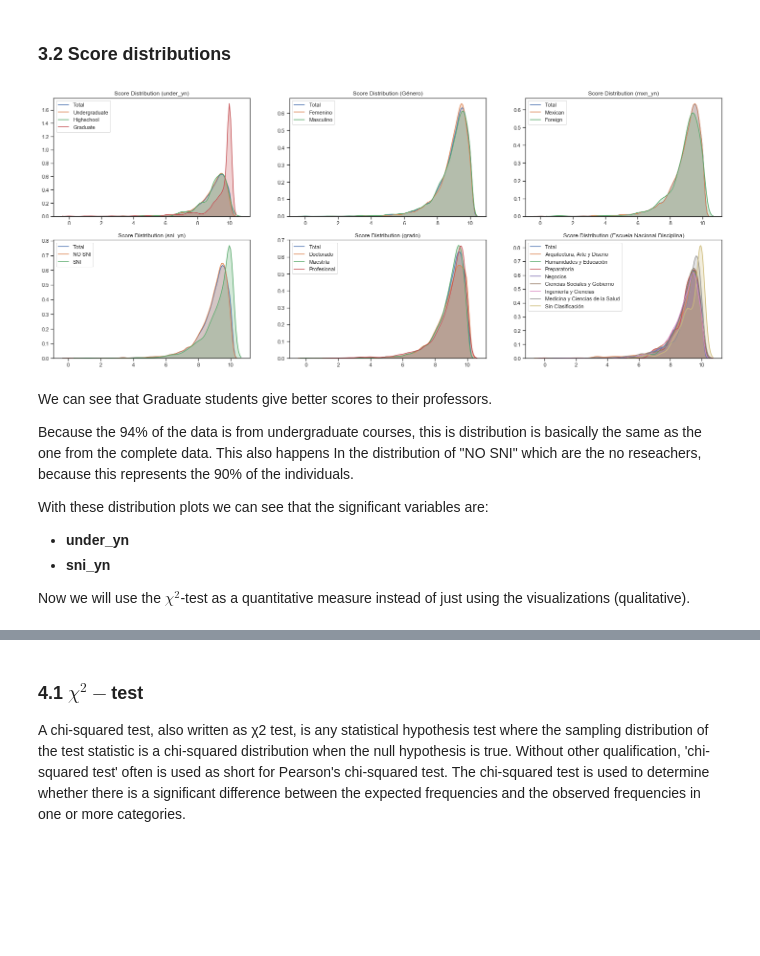
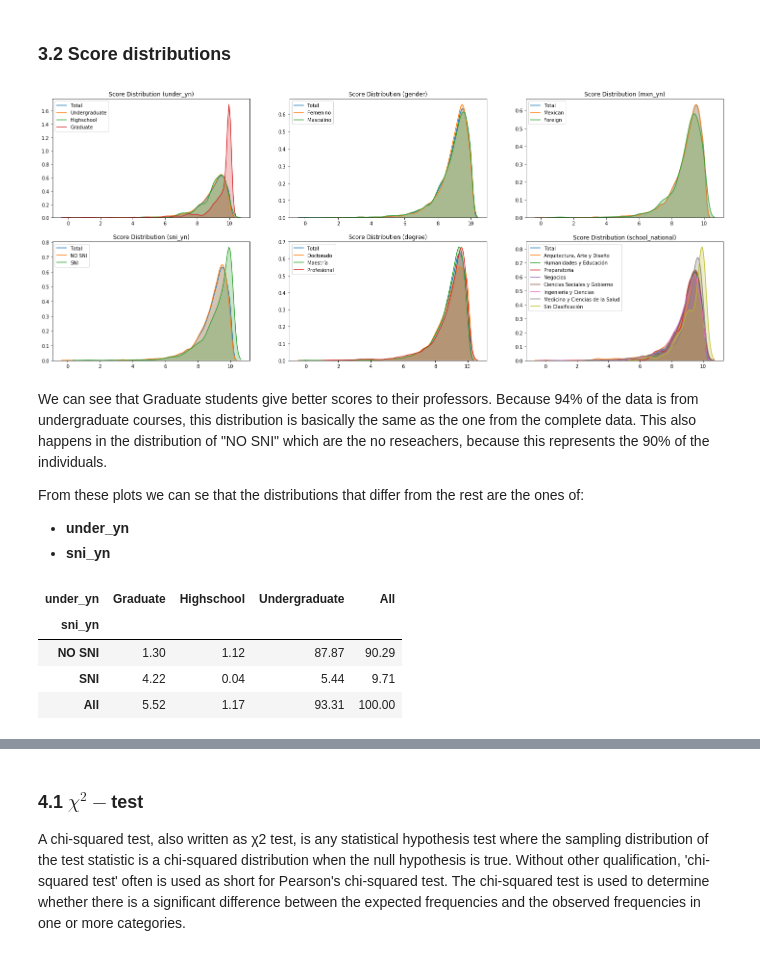
Before and after one commit to luissedas/da-project, a Jupyter notebook: Data Analytics - Final Project.ipynb, the cells around one changed output, grey strips where cells are left out. Drawn from its saved outputs; the diff is of its cells as text; code cells hidden in the pictures; blank space fills up the shorter version.

```diff
--- a/Data Analytics - Final Project.ipynb
+++ b/Data Analytics - Final Project.ipynb
@@ -70,22 +72,26 @@ plt.show()
 # %%
 plt.figure(figsize=(25,10))       # set dimensions of the figure
 plt.subplot(2,3, 1);     distribution_plot(data,'under_yn')
-plt.subplot(2,3, 2);     distribution_plot(data,'Género')
+plt.subplot(2,3, 2);     distribution_plot(data,'gender')
 plt.subplot(2,3, 3);     distribution_plot(data,'mxn_yn')
 plt.subplot(2,3, 4);     distribution_plot(data,'sni_yn')
-plt.subplot(2,3, 5);     distribution_plot(data,'grado')
-plt.subplot(2,3, 6);     distribution_plot(data,'Escuela Nacional Disciplina')
-
+plt.subplot(2,3, 5);     distribution_plot(data,'degree')
+plt.subplot(2,3, 6);     distribution_plot(data,'school_national')
 plt.show()
 # %% [output]
-[figure, old version]
+[figure, new version]
 # %% [markdown]
-We can see that Graduate students give better scores to their professors.
+We can see that Graduate students give better scores to their professors. Because 94% of the data is from undergraduate courses, this distribution is basically the same as the one from the complete data. This also happens in the distribution of "NO SNI" which are the no reseachers, because this represents the 90% of the individuals.
 
-Because the 94% of the data is from undergraduate courses, this is distribution is basically the same as the one from the complete data. This also happens In the distribution of "NO SNI" which are the no reseachers, because this represents the 90% of the individuals.
-
-With these distribution plots we can see that the significant variables are:
+From these plots we can se that the distributions that differ from the rest are the ones of:
 - **under_yn**
 - **sni_yn**
-
-Now we will use the $\chi^2$-test as a quantitative measure instead of just using the visualizations (qualitative).
+# %%
+prueba_pivot = pd.pivot_table(data, values='ID', index=['sni_yn'], columns=['under_yn'], aggfunc=len, margins=True)
+(prueba_pivot/15781*100).round(decimals=2)
+# %% [output]
+| under_yn | Graduate | Highschool | Undergraduate | All |
+| sni_yn |  |  |  |  |
+| NO SNI | 1.30 | 1.12 | 87.87 | 90.29 |
+| SNI | 4.22 | 0.04 | 5.44 | 9.71 |
+| All | 5.52 | 1.17 | 93.31 | 100.00 |
```
Also changed, not shown: parts of 32 cells of this notebook, 2 other files.
